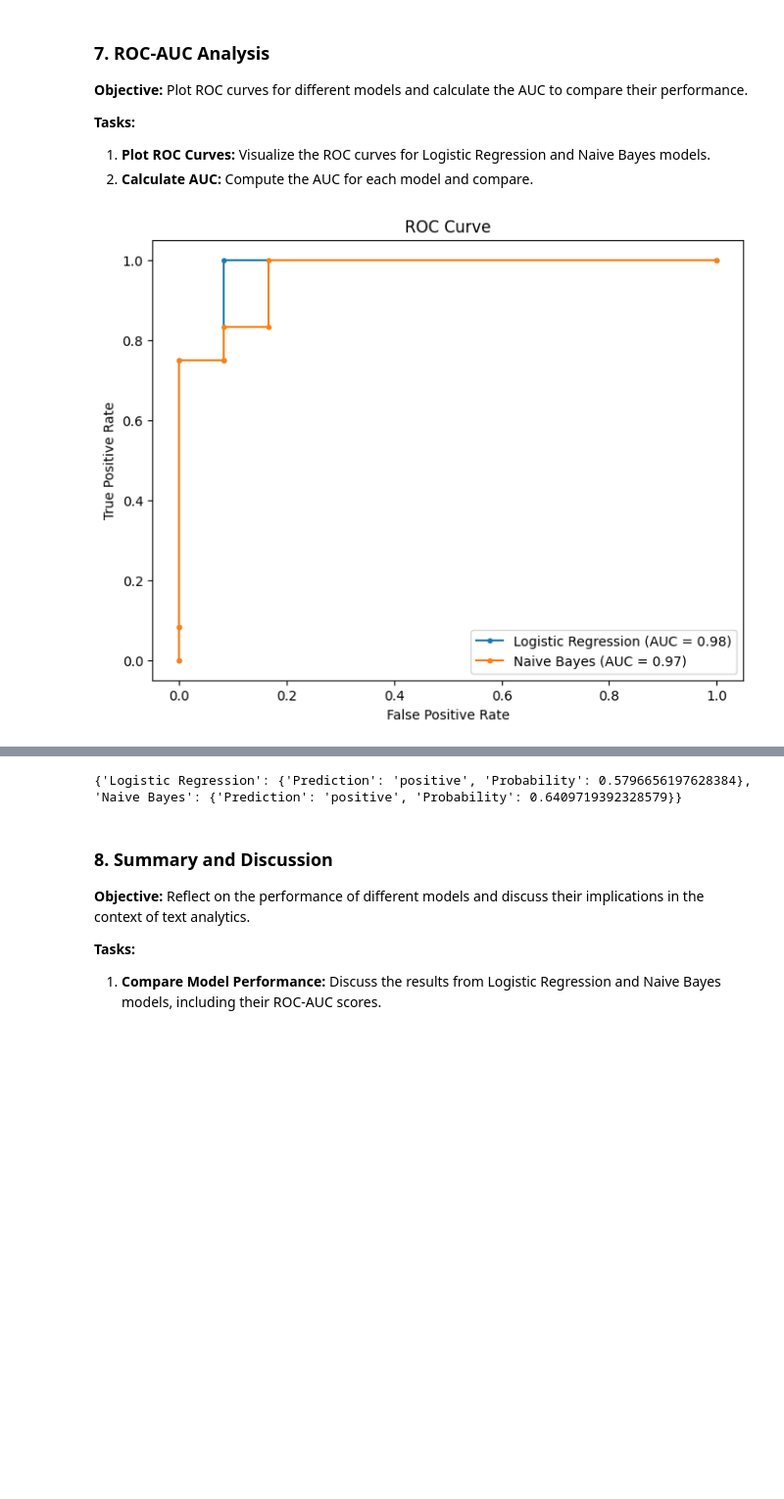
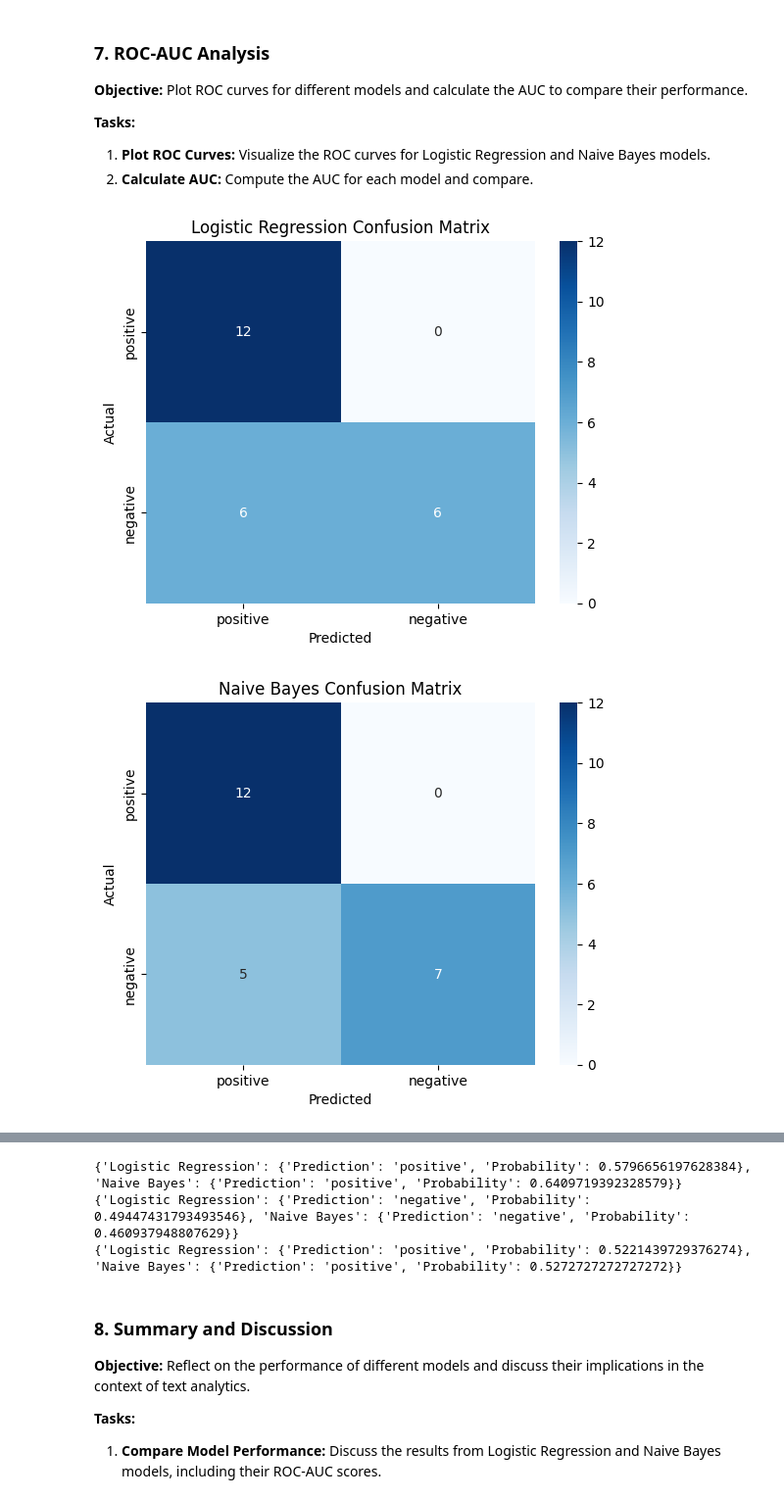
Before and after one commit to RobotX5/MIS-3820, a Jupyter notebook: Week_11/Week_11_Lab_Notebook.ipynb, the cells around one changed output, grey strips where cells are left out. Shown at 98% size. Saved outputs shown, nothing was run; the diff lists cells and outputs as text; code cells hidden in the pictures; blank space fills up the shorter version.

Commit message:
adding in some confusion matrix

```diff
--- a/Week_11/Week_11_Lab_Notebook.ipynb
+++ b/Week_11/Week_11_Lab_Notebook.ipynb
@@ -193,6 +193,24 @@ lr_fpr, lr_tpr, _ = roc_curve(y_test, lr_probs, pos_label='positive')
 nb_probs = nb_model.predict_proba(X_test)[:, 1]
 nb_auc = roc_auc_score(y_test, nb_probs)
 nb_fpr, nb_tpr, _ = roc_curve(y_test, nb_probs, pos_label='positive')
+
+# Confusion Matrix for Logistic Regression
+lr_cm = confusion_matrix(y_test, lr_pred, labels=['positive', 'negative'])
+sns.heatmap(lr_cm, annot=True, fmt='d', cmap='Blues', xticklabels=['positive', 'negative'], yticklabels=['positive', 'negative'])
+plt.title('Logistic Regression Confusion Matrix')
+plt.xlabel('Predicted')
+plt.ylabel('Actual')
+plt.show()
+
+# Confusion Matrix for Naive Bayes
+nb_cm = confusion_matrix(y_test, nb_pred, labels=['positive', 'negative'])
+sns.heatmap(nb_cm, annot=True, fmt='d', cmap='Blues', xticklabels=['positive', 'negative'], yticklabels=['positive', 'negative'])
+plt.title('Naive Bayes Confusion Matrix')
+plt.xlabel('Predicted')
+plt.ylabel('Actual')
+plt.show()
+
+
 
 # Plot ROC Curves
 plt.figure(figsize=(8, 6))
@@ -204,32 +222,43 @@ plt.title('ROC Curve')
 plt.legend()
 plt.show()
 
 
 # Function to evaluate model performance
 # Function to predict sentiment
 def predict_sentiment(text):
     # Clean the text
     cleaned_text = clean_text(text)
 
     # Transform the text using TF-IDF
     text_tfidf = tfidf.transform([cleaned_text]).toarray()
 
     # Predict using Logistic Regression
     lr_prediction = lr_model.predict(text_tfidf)
     lr_prob = lr_model.predict_proba(text_tfidf)[:, 1]
 
     # Predict using Naive Bayes
     nb_prediction = nb_model.predict(text_tfidf)
     nb_prob = nb_model.predict_proba(text_tfidf)[:, 1]
 
     return {
         'Logistic Regression': {'Prediction': lr_prediction[0], 'Probability': lr_prob[0]},
         'Naive Bayes': {'Prediction': nb_prediction[0], 'Probability': nb_prob[0]}
     }
 
-# Test the function with a random string
+# Test the function 1 with a random positive string
 random_string = "The product is amazing and I love it!"
 result = predict_sentiment(random_string)
 print(result)
+
+# Test the function with a random negitive string
+random_string = "the product did not work as expected"
+result = predict_sentiment(random_string)
+print(result)
+
+# Test the function with a fully random string
+random_string = "skibidi toilet fanum tax"
+result = predict_sentiment(random_string)
+print(result)
 # %% [output]
-[figure, old version]
+[figure, new version]
+[figure, added]
@@ -236,4 +266,6 @@ print(result)
 {'Logistic Regression': {'Prediction': 'positive', 'Probability': 0.5796656197628384}, 'Naive Bayes': {'Prediction': 'positive', 'Probability': 0.6409719392328579}}
+{'Logistic Regression': {'Prediction': 'negative', 'Probability': 0.49447431793493546}, 'Naive Bayes': {'Prediction': 'negative', 'Probability': 0.460937948807629}}
+{'Logistic Regression': {'Prediction': 'positive', 'Probability': 0.5221439729376274}, 'Naive Bayes': {'Prediction': 'positive', 'Probability': 0.5272727272727272}}
 # %% [markdown]
 ### 8. Summary and Discussion
 **Objective:** Reflect on the performance of different models and discuss their implications in the context of text analytics.
```
Also changed, not shown: parts of 1 cell of this notebook.
